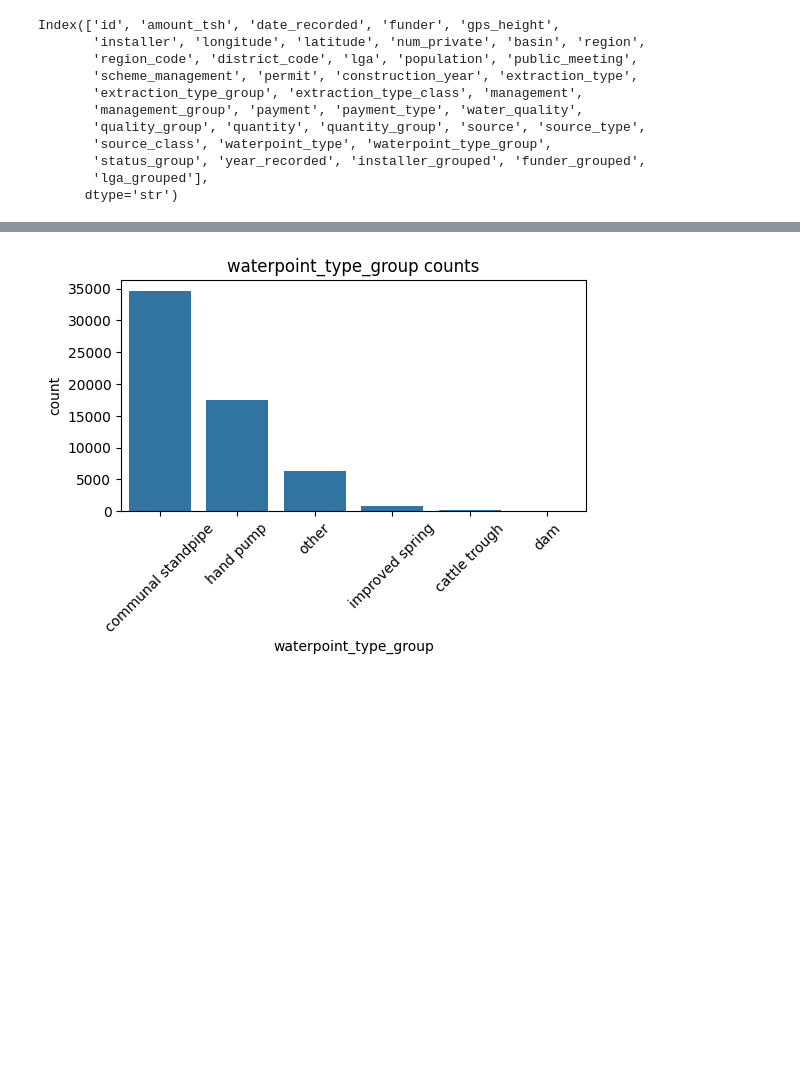
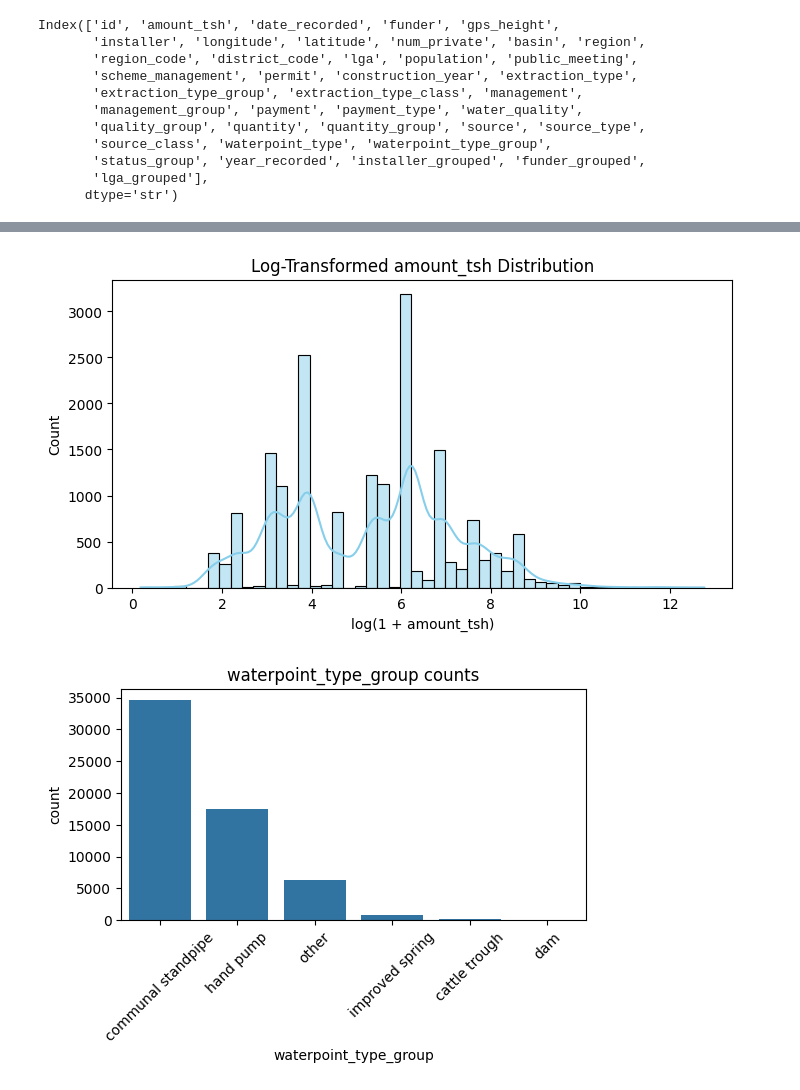
Before and after one commit to Emeriego/PumpHealth, a Jupyter notebook: notebooks/01_exploratory_data_analysis.ipynb, the cells around one changed output, grey strips where cells are left out. Saved outputs shown, nothing was run; the diff lists cells and outputs as text; code cells hidden in the pictures; blank space fills up the shorter version.

```diff
--- a/notebooks/01_exploratory_data_analysis.ipynb
+++ b/notebooks/01_exploratory_data_analysis.ipynb
@@ -69,3 +71,21 @@ for col in numeric_cols:
+# %%
+import seaborn as sns
+
+# Copy the data so we don't overwrite original
+amount = df['amount_tsh'].copy()
+
+# Replace zeros with NaN or a small number to avoid log(0)
+amount_nonzero = amount.replace(0, np.nan)
+
+# Plot histogram with log scale
+plt.figure(figsize=(8,4))
+sns.histplot(np.log1p(amount_nonzero), bins=50, color='skyblue', kde=True)  # log1p = log(1+x)
+plt.title("Log-Transformed amount_tsh Distribution")
+plt.xlabel("log(1 + amount_tsh)")
+plt.ylabel("Count")
+plt.show()
+# %% [output]
+[figure, added]
 # %%
 import seaborn as sns
 
```
Also changed, not shown: parts of 5 cells of this notebook, 1 other file.
